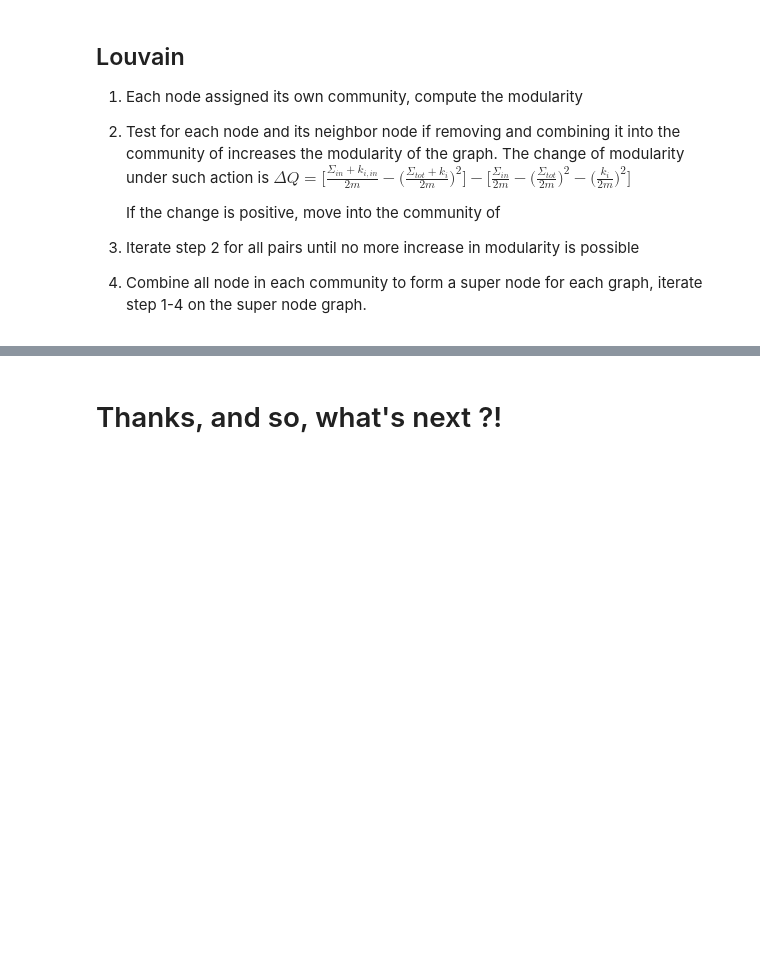
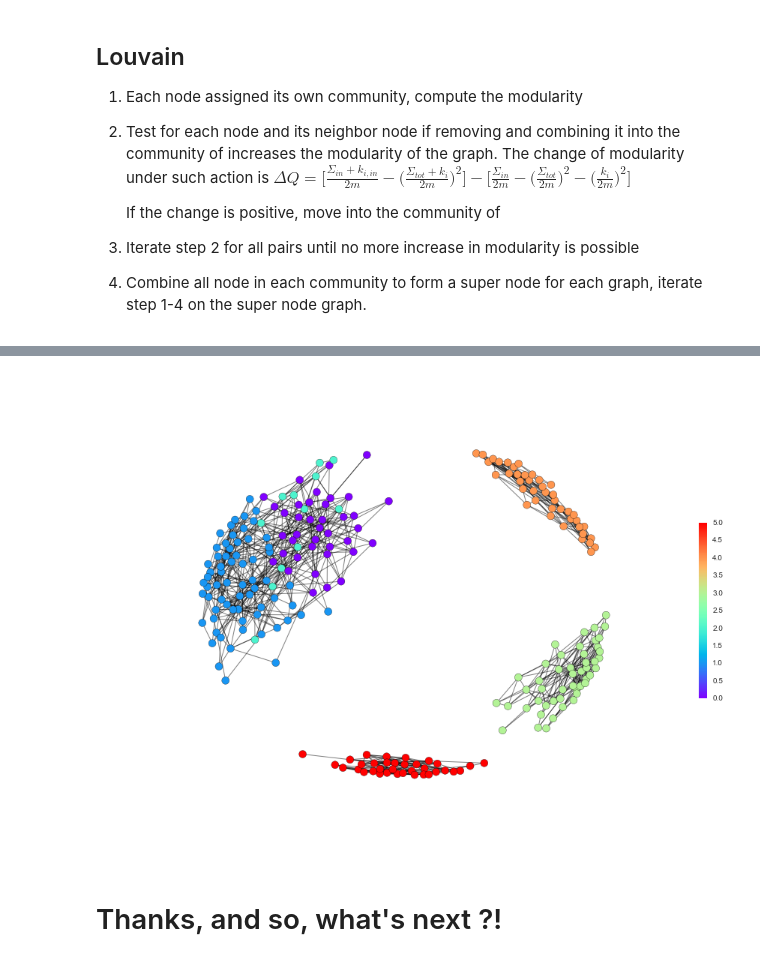
Before and after one commit to weifei/StudyTopics, a Jupyter notebook: clustering/A Primer On Spectral Clustering.ipynb, the cells around one changed output, grey strips where cells are left out. Drawn from its saved outputs; the diff is of its cells as text; code cells hidden in the pictures; blank space fills up the shorter version.

```diff
--- a/clustering/A Primer On Spectral Clustering.ipynb
+++ b/clustering/A Primer On Spectral Clustering.ipynb
@@ -557,3 +599,8 @@ $\Delta Q={\bigg [}{\frac {\Sigma _{in}+k_{i,in}}{2m}}-{\bigg (}{\frac {\Sigma _
+# %%
+partitions = pd.Series(community.best_partition(G))
+draw_graph_with_node_colors(G, partitions, pos=pos, with_labels=False, node_size=100)
+# %% [output]
+[figure, added]
 # %% [markdown]
 # Thanks, and so, what's next ?!
 # %% [markdown]
```
Also changed, not shown: parts of 11 cells of this notebook.
